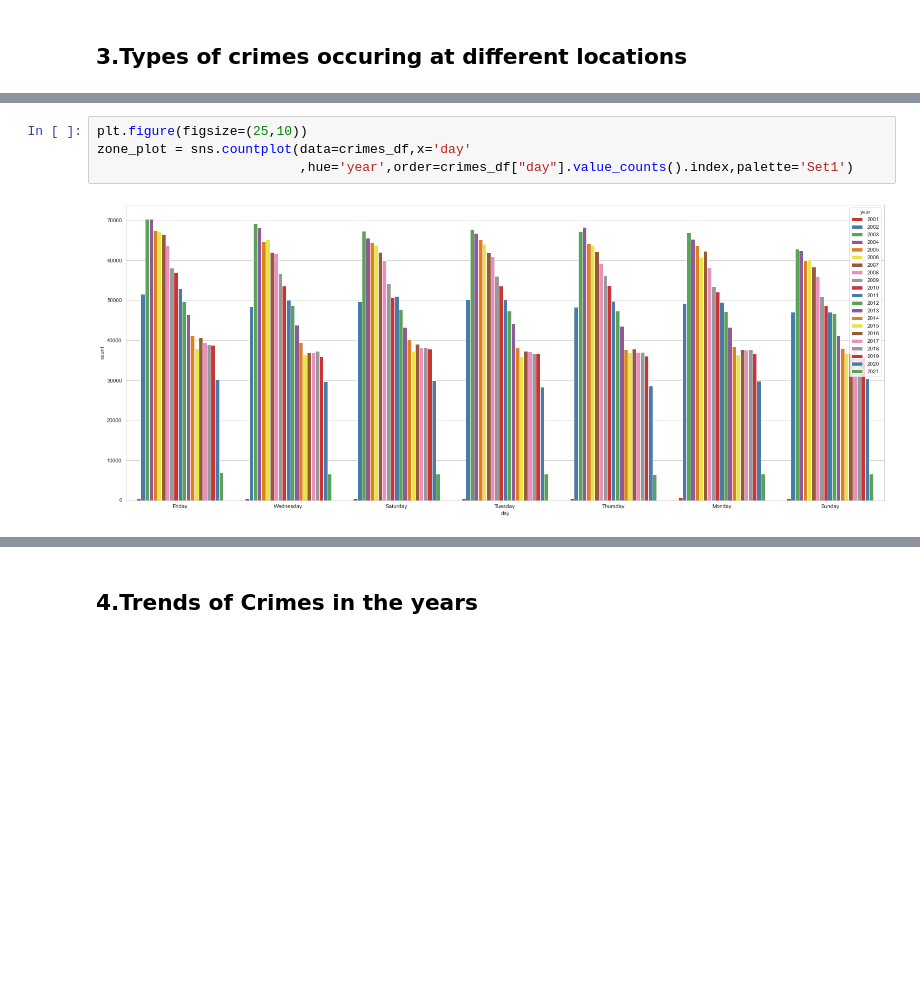
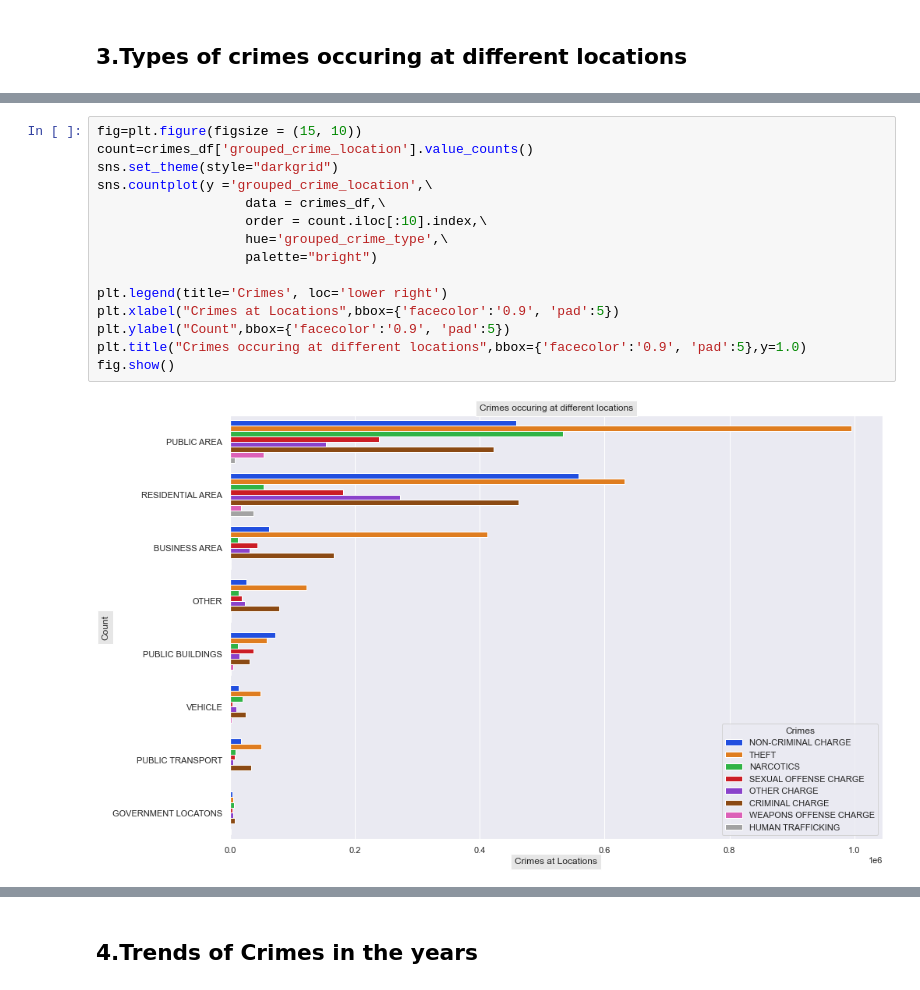
Before and after one commit to tejalvs/ChicagoCrimeAnalysis, a Jupyter notebook: Visualisations.ipynb, the cells around one changed output, grey strips where cells are left out. Cells and saved outputs as stored; diff of their text form; blank space fills up the shorter version.

```diff
--- a/Visualisations.ipynb
+++ b/Visualisations.ipynb
@@ -267,6 +188,17 @@ plot.set_xticklabels(plot.get_xticklabels(), rotation=90)
-# %%
-plt.figure(figsize=(25,10))
-zone_plot = sns.countplot(data=crimes_df,x='day'
-                          ,hue='year',order=crimes_df["day"].value_counts().index,palette='Set1')
-# %% [output]
-[figure, removed]
+# %%
+fig=plt.figure(figsize = (15, 10))
+count=crimes_df['grouped_crime_location'].value_counts()
+sns.set_theme(style="darkgrid")
+sns.countplot(y ='grouped_crime_location',\
+                   data = crimes_df,\
+                   order = count.iloc[:10].index,\
+                   hue='grouped_crime_type',\
+                   palette="bright")
+
+plt.legend(title='Crimes', loc='lower right')
+plt.xlabel("Crimes at Locations",bbox={'facecolor':'0.9', 'pad':5})
+plt.ylabel("Count",bbox={'facecolor':'0.9', 'pad':5})
+plt.title("Crimes occuring at different locations",bbox={'facecolor':'0.9', 'pad':5},y=1.0)
+fig.show()
+# %% [output]
+[figure, added]
```
Also changed, not shown: parts of 31 cells of this notebook.
